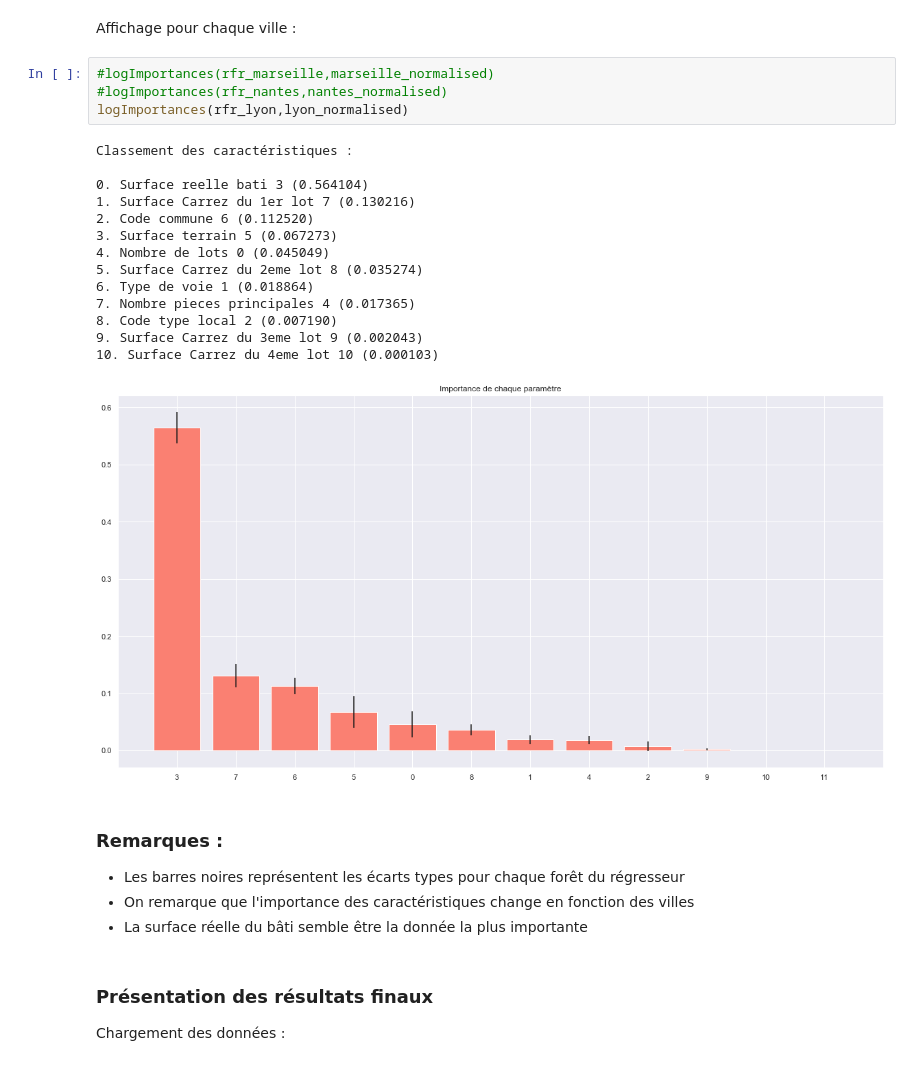
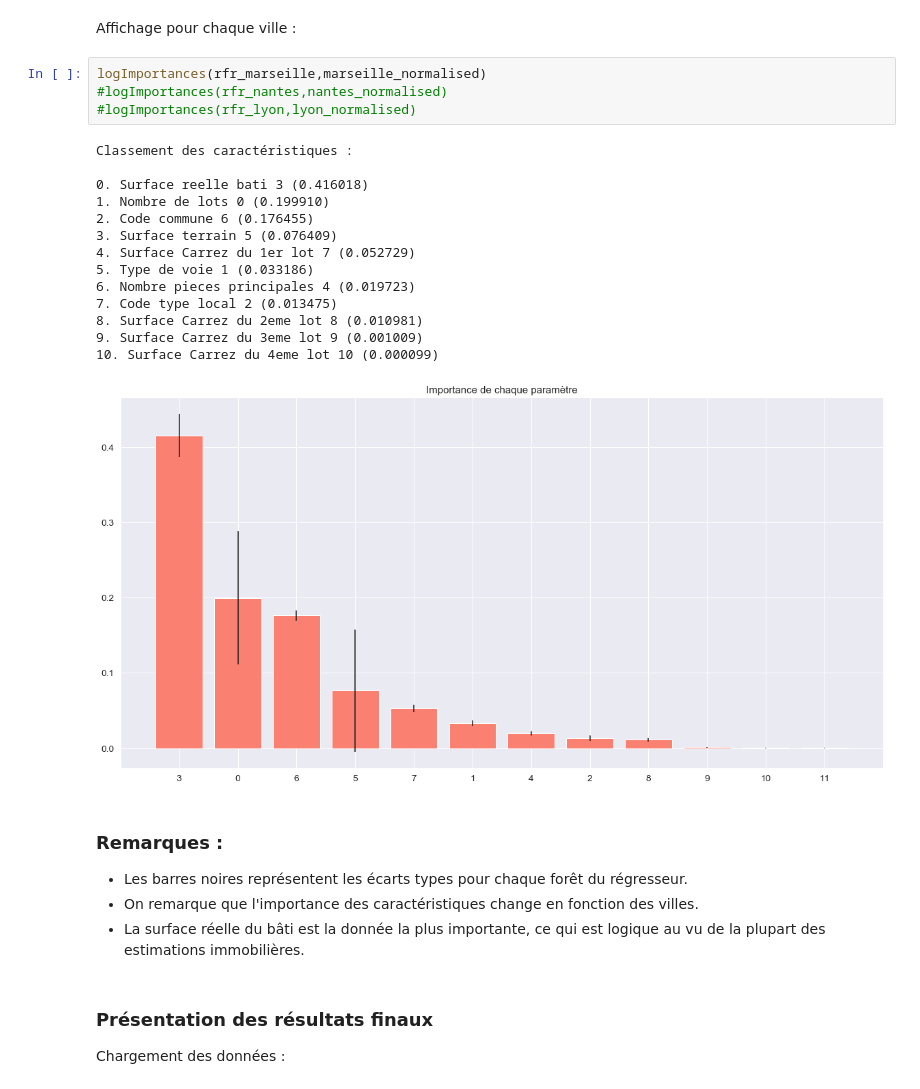
Before and after one commit to C18andre/CoveaModele, a Jupyter notebook: Presentation.ipynb, the cells around one changed output. Saved outputs shown, nothing was run; the diff lists cells and outputs as text.

```diff
--- a/Presentation.ipynb
+++ b/Presentation.ipynb
@@ -342,30 +343,30 @@ def logImportances(reg,df) :
 # %% [markdown]
 Affichage pour chaque ville :
 # %%
-#logImportances(rfr_marseille,marseille_normalised)
+logImportances(rfr_marseille,marseille_normalised)
 #logImportances(rfr_nantes,nantes_normalised)
-logImportances(rfr_lyon,lyon_normalised)
+#logImportances(rfr_lyon,lyon_normalised)
 # %% [output]
 Classement des caractéristiques :
 
-0. Surface reelle bati 3 (0.564104)
-1. Surface Carrez du 1er lot 7 (0.130216)
-2. Code commune 6 (0.112520)
-3. Surface terrain 5 (0.067273)
-4. Nombre de lots 0 (0.045049)
-5. Surface Carrez du 2eme lot 8 (0.035274)
-6. Type de voie 1 (0.018864)
-7. Nombre pieces principales 4 (0.017365)
-8. Code type local 2 (0.007190)
-9. Surface Carrez du 3eme lot 9 (0.002043)
-10. Surface Carrez du 4eme lot 10 (0.000103)
+0. Surface reelle bati 3 (0.416018)
+1. Nombre de lots 0 (0.199910)
+2. Code commune 6 (0.176455)
+3. Surface terrain 5 (0.076409)
+4. Surface Carrez du 1er lot 7 (0.052729)
+5. Type de voie 1 (0.033186)
+6. Nombre pieces principales 4 (0.019723)
+7. Code type local 2 (0.013475)
+8. Surface Carrez du 2eme lot 8 (0.010981)
+9. Surface Carrez du 3eme lot 9 (0.001009)
+10. Surface Carrez du 4eme lot 10 (0.000099)
-[figure, old version]
+[figure, new version]
 # %% [markdown]
 ### Remarques :
 
- - Les barres noires représentent les écarts types pour chaque forêt du régresseur
- - On remarque que l'importance des caractéristiques change en fonction des villes
- - La surface réelle du bâti semble être la donnée la plus importante
+ - Les barres noires représentent les écarts types pour chaque forêt du régresseur.
+ - On remarque que l'importance des caractéristiques change en fonction des villes.
+ - La surface réelle du bâti est la donnée la plus importante, ce qui est logique au vu de la plupart des estimations immobilières.
 # %% [markdown]
 ### Présentation des résultats finaux
 
```
Also changed, not shown: parts of 14 cells of this notebook, 1 other file.
